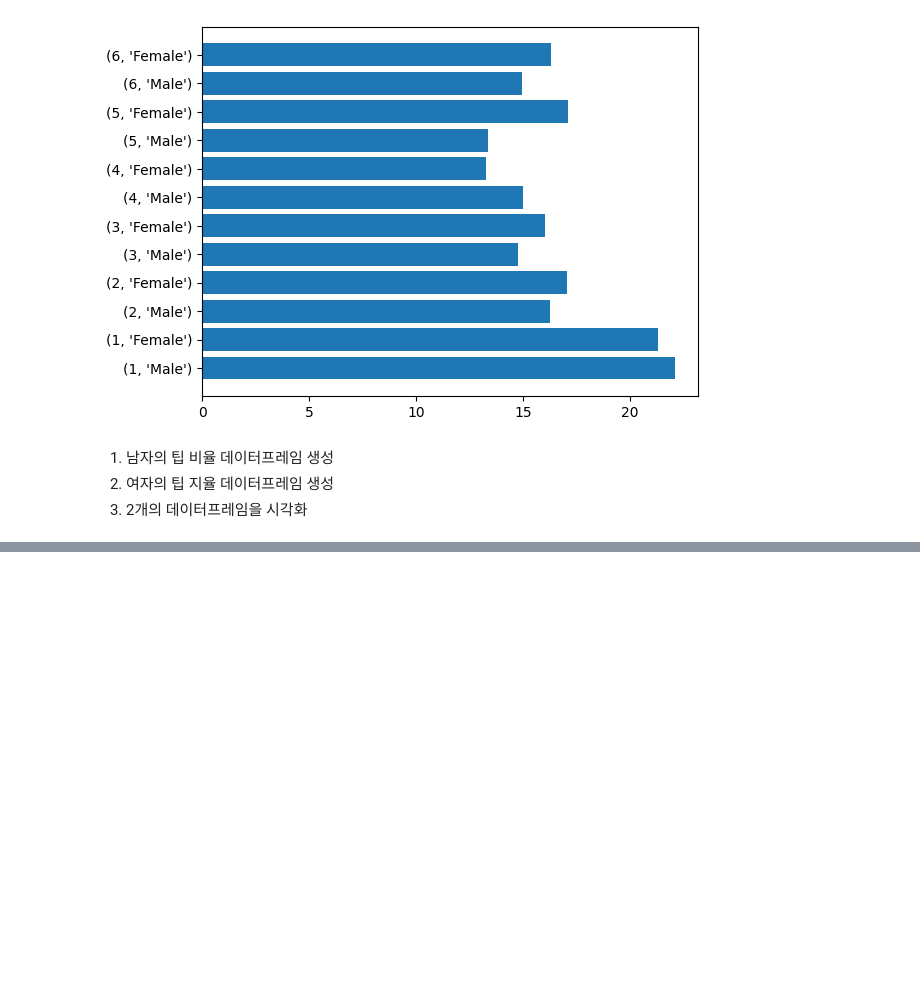
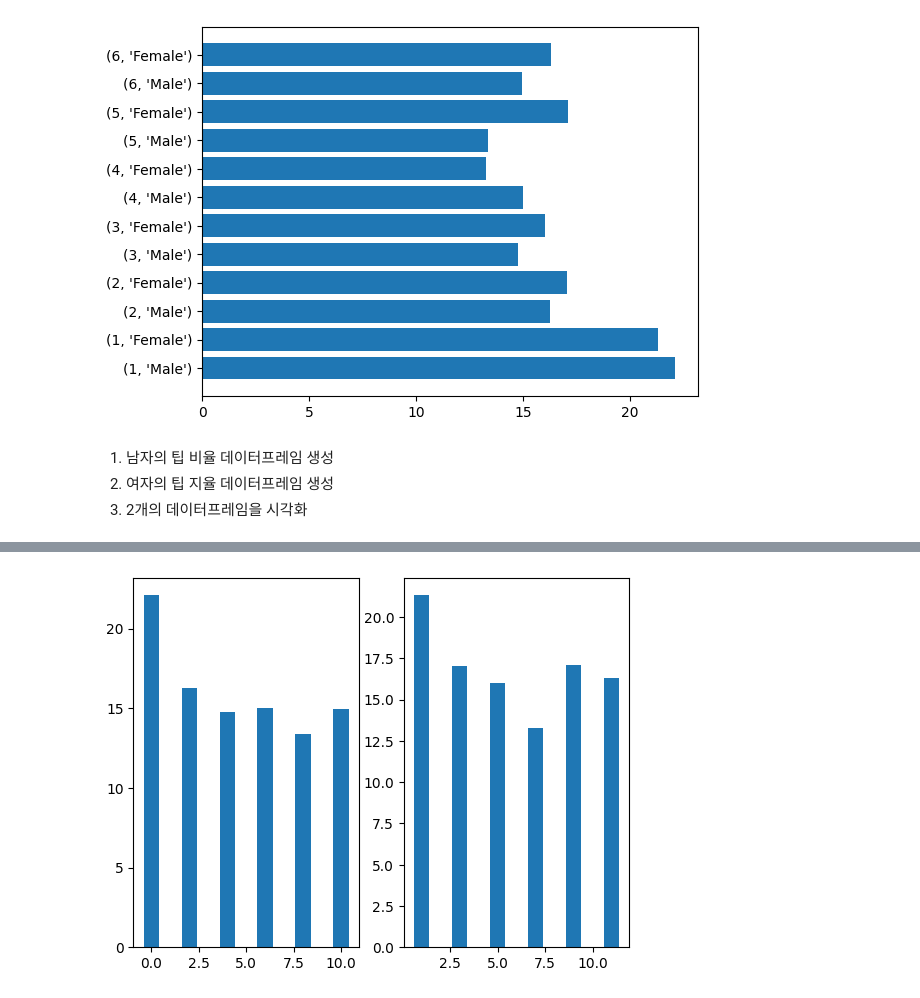
Before and after one commit to bsmoon-86/ezen-python, a Jupyter notebook: 230304/02_seaborn.ipynb, the cells around one changed output, grey strips where cells are left out. Drawn from its saved outputs; the diff is of its cells as text; code cells hidden in the pictures; blank space fills up the shorter version.

```diff
--- a/230304/02_seaborn.ipynb
+++ b/230304/02_seaborn.ipynb
@@ -73,8 +82,12 @@ male_data = pd.DataFrame()
 female_data = pd.DataFrame()
 
 ## step2 : for문을 이용하여 male인 경우 1을 출력 female인 경우 2을 출력
+for i in group_data.index:
+    data = group_data.loc[[i]]
+    if i[1] == 'Male':
+        male_data = pd.concat([male_data, data])
+    else:
+        female_data = pd.concat([female_data, data])
 
-
-## step3 : for문에서 male인 경우 해당하는 인덱스의 데이터를 출력
-
-## step4 : for문에서 male, female인 경우 비어있는 데이터프레임에서 행 추가
+print(male_data)
+print(female_data)
@@ -80,0 +111,13 @@ female_data = pd.DataFrame()
+# %%
+x1 = range(0, len(male_data.index)*2, 2)
+x2 = range(1, len(female_data.index)*2, 2)
+y1 = male_data['팁 비율']
+y2 = female_data['팁 비율']
+
+plt.subplot(1, 2, 1)
+plt.bar(x1, y1)
+plt.subplot(1, 2, 2)
+plt.bar(x2, y2)
+plt.show()
+# %% [output]
+[figure, added]
```
Also changed, not shown: parts of 16 cells of this notebook, 1 other file.
